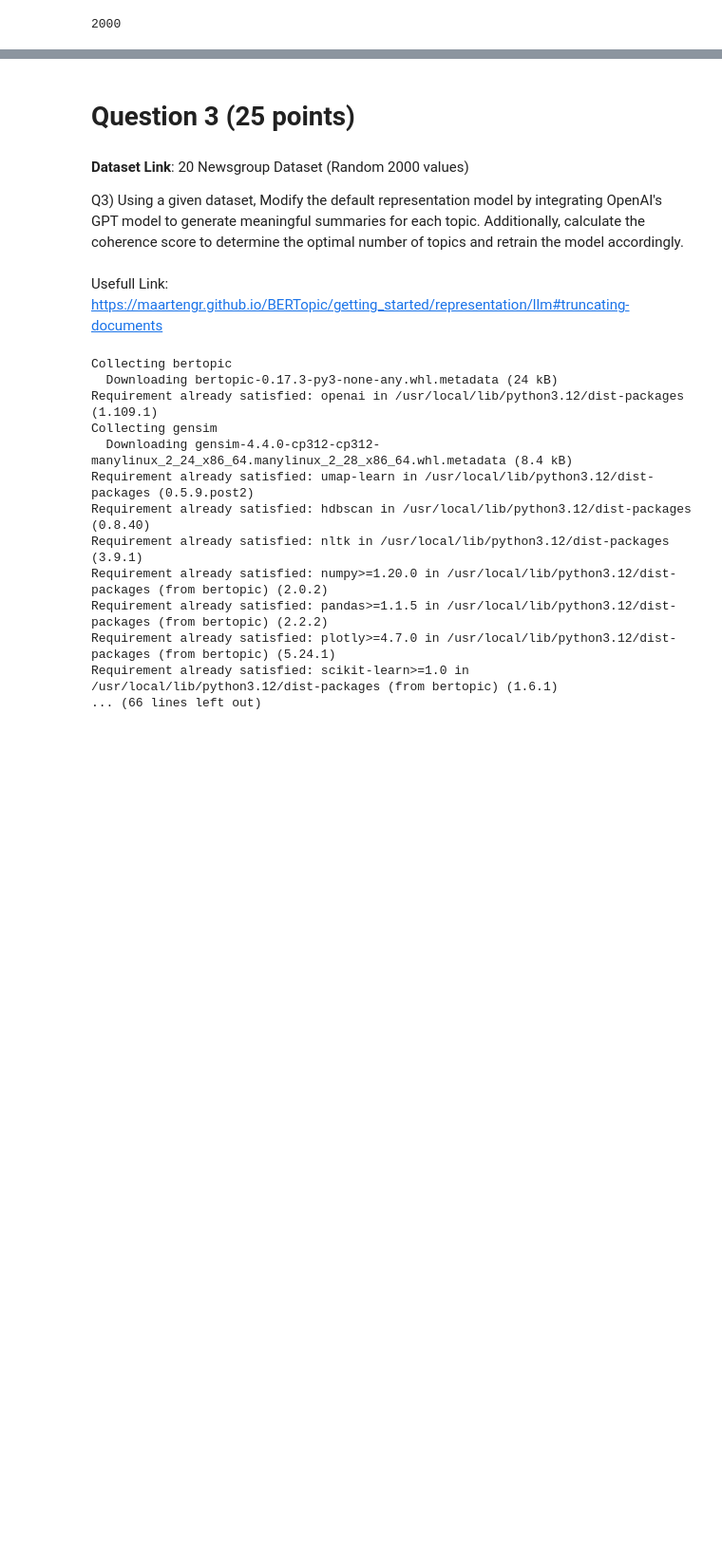
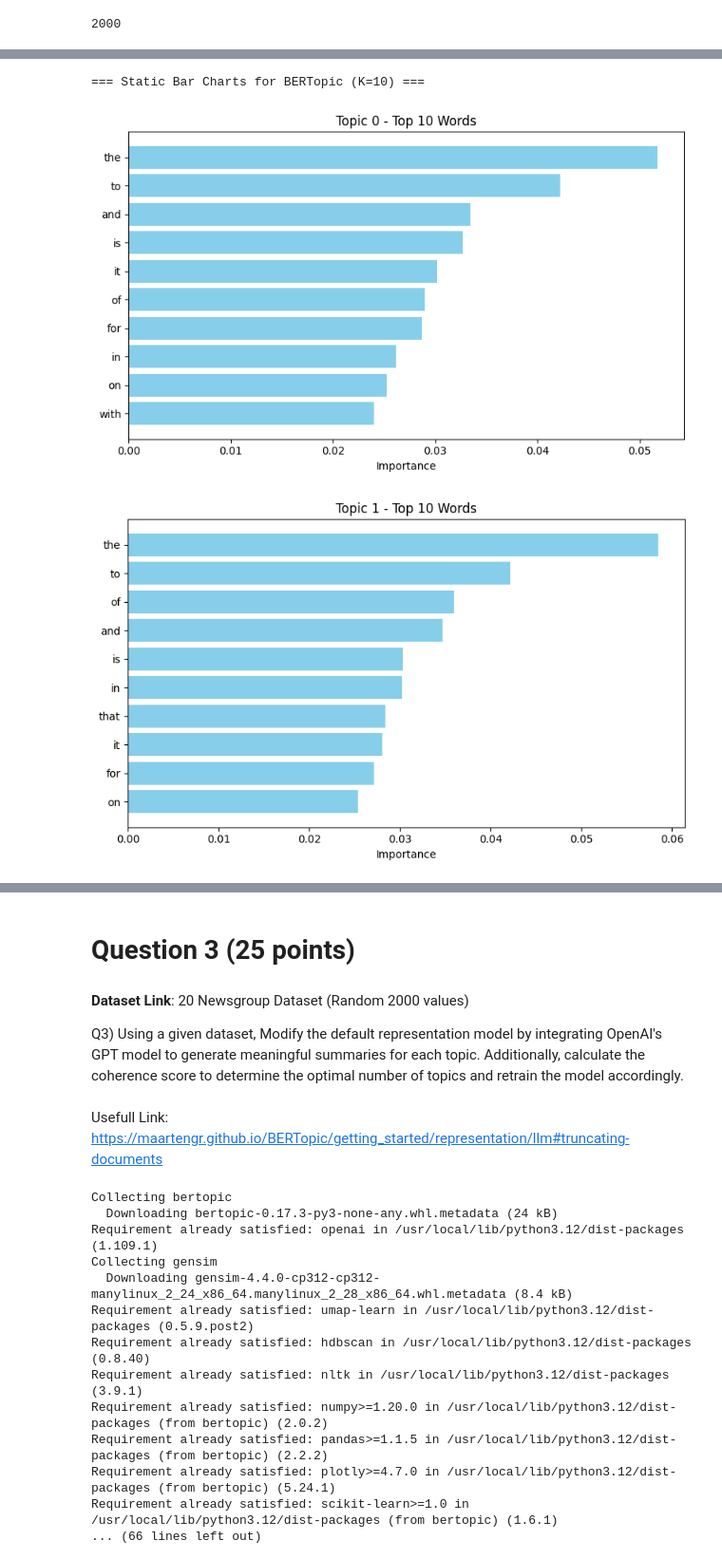
Before and after one commit to asutoshpaluri20-droid/Asutosh_INFO5731_Fall2025, a Jupyter notebook: Paluri_Asutosh_Assignment_04.ipynb, the cells around one changed output, grey strips where cells are left out. Shown at 95% size. Cells and saved outputs as stored; diff of their text form; code cells hidden in the pictures; blank space fills up the shorter version.

```diff
--- a/Paluri_Asutosh_Assignment_04.ipynb
+++ b/Paluri_Asutosh_Assignment_04.ipynb
@@ -488,0 +478,26 @@ topic_model_10.visualize_hierarchy().show()
+# %%
+import matplotlib.pyplot as plt
+
+def plot_topic_barchart_static(model, topic_id, n_words=10):
+    topic = model.get_topic(topic_id)
+    if topic is None:
+        return
+
+    words = [w for w, _ in topic[:n_words]]
+    scores = [s for _, s in topic[:n_words]]
+
+    plt.figure(figsize=(8, 5))
+    plt.barh(words[::-1], scores[::-1], color="skyblue")
+    plt.xlabel("Importance")
+    plt.title(f"Topic {topic_id} - Top {n_words} Words")
+    plt.tight_layout()
+    plt.show()
+
+print("\n=== Static Bar Charts for BERTopic (K=10) ===")
+for tid in topic_info_10["Topic"]:
+    if tid != -1:
+        plot_topic_barchart_static(topic_model_10, tid)
+# %% [output]
+=== Static Bar Charts for BERTopic (K=10) ===
+[figure, added]
+[figure, added]
```
Also changed, not shown: parts of 24 cells of this notebook.
